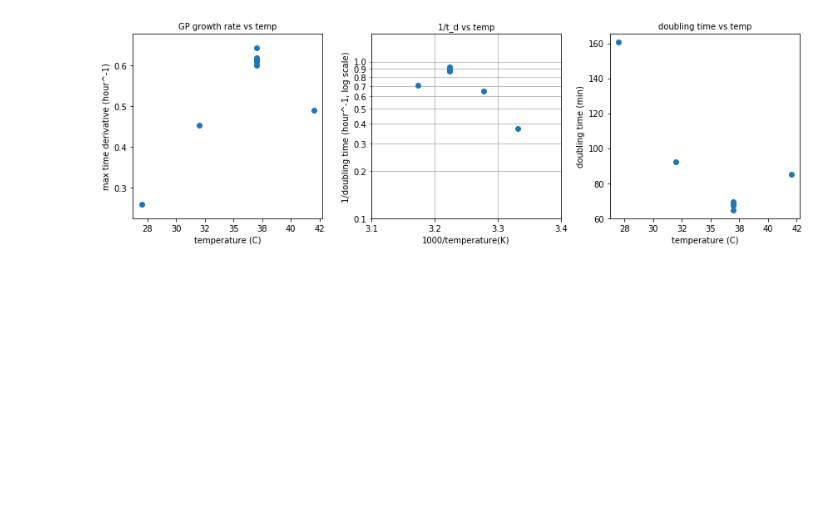
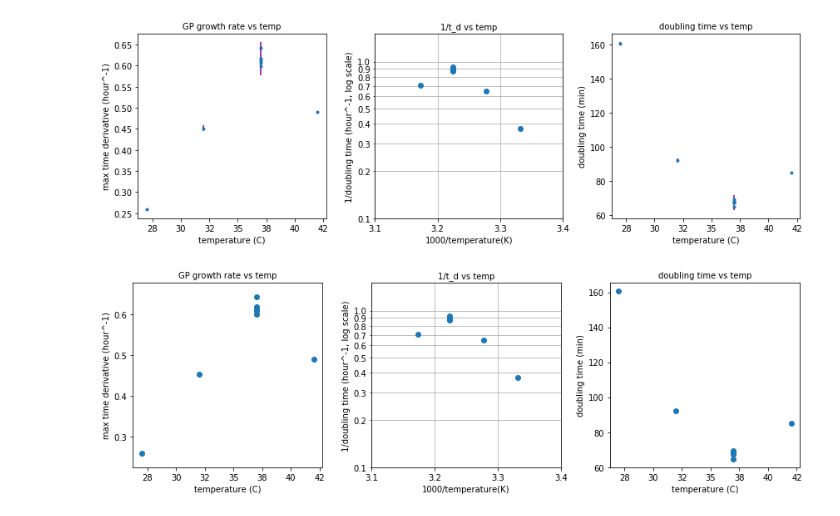
Before and after one commit to RPGroup-PBoC/mwc_growth, a Jupyter notebook: code/processing/growth_curves_plate_reader/Temperature_Dependence_Growth_Analysis.ipynb, the cells around one changed output. Cells and saved outputs as stored; diff of their text form; code cells hidden in the pictures; blank space fills up the shorter version.

```diff
--- a/code/processing/growth_curves_plate_reader/Temperature_Dependence_Growth_Analysis.ipynb
+++ b/code/processing/growth_curves_plate_reader/Temperature_Dependence_Growth_Analysis.ipynb
@@ -25,5 +48,7 @@ growth_df = pd.read_csv(f'./compiled_growth_summary.csv')
 # %%
+# select the first derivative and standard deviation parameters
 growth_rate_df = growth_df[
-    (growth_df['parameter'] == 'doubling time') | (growth_df['parameter'] == 'max df')].copy()
+    (growth_df['parameter'] == 'max df') | (growth_df['parameter'] == 'max df std')].copy().reset_index(drop=True)
+# rename
 growth_rate_df.loc[growth_rate_df['parameter'] == 'max df','parameter'] = 'growth_rate'
-growth_rate_df.loc[growth_rate_df['parameter'] == 'doubling time','parameter'] = 'doubling_time'
+growth_rate_df.loc[growth_rate_df['parameter'] == 'max df std','parameter'] = 'growth_rate_std'
@@ -49,0 +55,10 @@ growth_rate_df
+# %%
+# reshape
+wide = growth_rate_df.pivot(index = 'date', columns='parameter', values='value').reset_index()
+long = growth_rate_df[['date','temp_C','carbon','operator']].drop_duplicates()
+stats_df = pd.merge(long,wide, how='left', on='date').sort_values('date')
+# %%
+# calculate doubling times and standard deviations from first derivative
+stats_df['doub_time_minutes'] = np.log(2)/stats_df['growth_rate']
+stats_df['doub_time_std'] = np.log(2)*stats_df['growth_rate_std']/(stats_df['growth_rate'])**2
+stats_df
@@ -51,6 +77,37 @@ growth_rate_df
 import matplotlib.ticker as mticker
 # %%
 from matplotlib.ticker import ScalarFormatter, FormatStrFormatter
+# %%
+fig, ax = plt.subplots(1, 3, figsize=(12, 4))
+ax[0].set_title('GP growth rate vs temp', fontsize = 10)
+ax[0].errorbar(stats_df['temp_C'], 60*stats_df['growth_rate'], yerr = 60*stats_df['growth_rate_std'],
+              fmt = '.', ecolor = 'purple')
+ax[0].set_xlabel('temperature (C)')
+ax[0].set_ylabel('max time derivative (hour^-1)')
+ax[0].xaxis.set_major_formatter(FormatStrFormatter('%.0f'))
+
+ax[1].set_title('1/t_d vs temp', fontsize = 10)
+ax[1].semilogy(1000/(stats_df['temp_C']+273.15), 60/stats_df['doub_time_minutes'], 'o')
+ax[1].grid(True, which="both")
+ax[1].set_yticks(np.arange(0.1,1.1,0.1), True)
+ax[1].set_xticks(np.arange(3.1,3.5,0.1))
+ax[1].set_ylim(0.1, 1.5)
+ax[1].set_yticks([], False)
+ax[1].yaxis.set_minor_formatter(FormatStrFormatter('%.1f'))
+ax[1].xaxis.set_major_formatter(FormatStrFormatter('%.1f'))
+ax[1].set_xlabel('1000/temperature(K)')
+ax[1].set_ylabel('1/doubling time (hour^-1, log scale)')
+
+ax[2].set_title('doubling time vs temp', fontsize=10)
+ax[2].errorbar(stats_df['temp_C'], stats_df['doub_time_minutes'], yerr = stats_df['doub_time_std'],
+               fmt = '.', ecolor = 'purple')
+ax[2].set_xlabel('temperature (C)')
+ax[2].set_ylabel('doubling time (min)')
+ax[2].xaxis.set_major_formatter(FormatStrFormatter('%.0f'))
+fig.tight_layout()
+#plt.savefig(f'delta_glucose_growth_rate_vs_temperature.png')
+# %% [output]
+[figure, added]
 # %%
 fig, ax = plt.subplots(1, 3, figsize=(12, 4))
 ax[0].set_title('GP growth rate vs temp', fontsize = 10)
```
Also changed, not shown: parts of 8 cells of this notebook, 19 other files.
